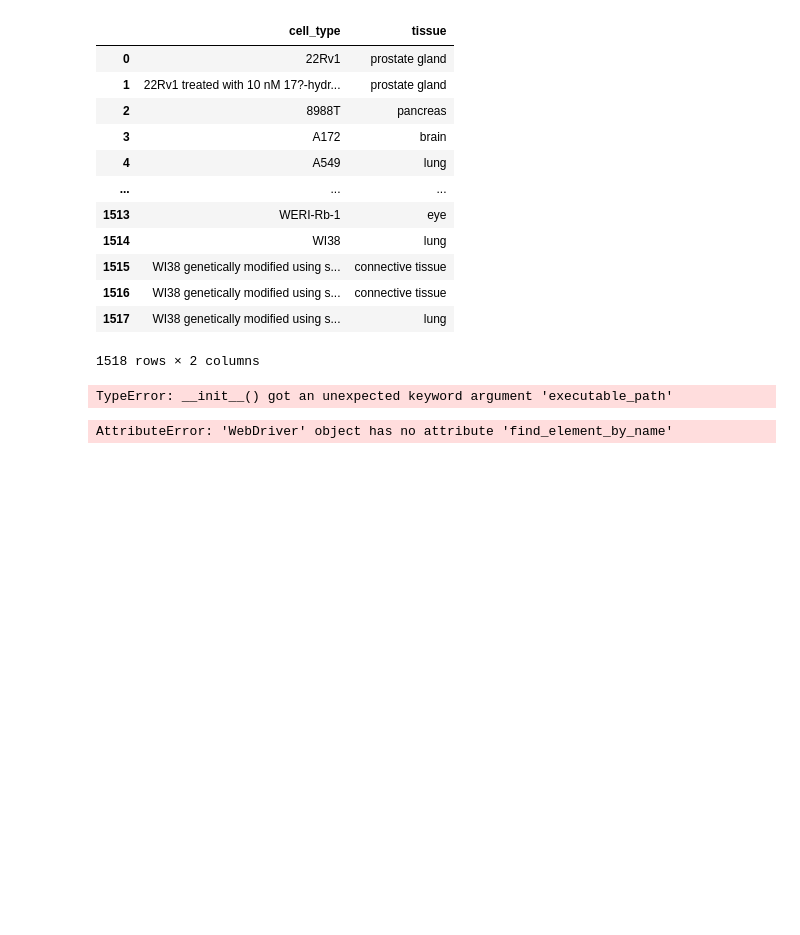
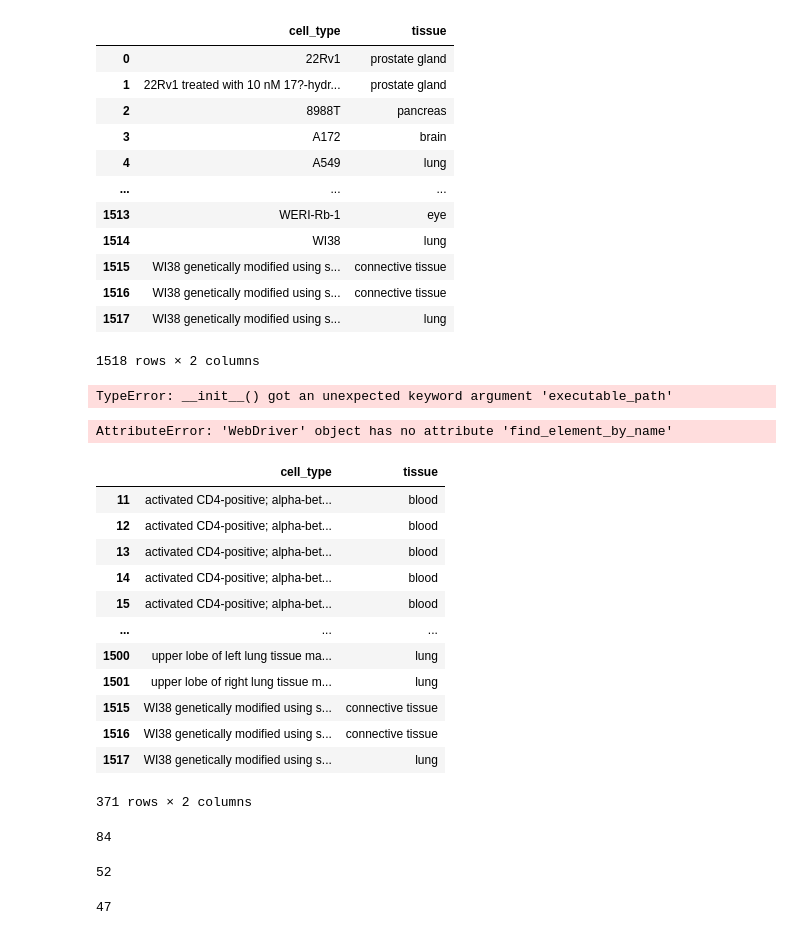
Before and after one commit to surya-vishnubhatt/sample-scraper, a Jupyter notebook: scraper.ipynb, the cells around one changed output. Cells and saved outputs as stored; diff of their text form; code cells hidden in the pictures; blank space fills up the shorter version.

```diff
--- a/scraper.ipynb
+++ b/scraper.ipynb
@@ -115,0 +186,53 @@ import pandas as pd
+# %%
+import pandas as pd
+
+# Define the list of strings to match
+# DND-41,
+strings_to_match = [
+    'HPB', 'P12', 'COG', 'MHH', 'MOLT', 'ALL', 'RCH', 'KARPAS', '380', 'PEER',
+    'RPMI', 'HAL', 'KASUMI', 'NALL', 'KOPN', 'SEM', 'MN', 'CCRF', '697', 'PF',
+    'DND', 'TMD5', '__POOL__', 'BE', 'A3', 'TANOUE', 'LC4', 'JURKAT', 'P30',
+    'REH', 'TALL'
+]
+
+# Ensure strings are lowercased for case-insensitive matching
+strings_to_match_lower = [s.lower() for s in strings_to_match]
+
+# Filter the DataFrame
+filtered_samples = all_samples[
+    all_samples['cell_type'].str.lower().apply(lambda x: any(s in x for s in strings_to_match_lower))
+]
+
+# Display the filtered rows
+filtered_samples
+# %% [output]
+|  | cell_type | tissue |
+| 11 | activated CD4-positive; alpha-bet... | blood |
+| 12 | activated CD4-positive; alpha-bet... | blood |
+| 13 | activated CD4-positive; alpha-bet... | blood |
+| 14 | activated CD4-positive; alpha-bet... | blood |
+| 15 | activated CD4-positive; alpha-bet... | blood |
+| ... | ... | ... |
+| 1500 | upper lobe of left lung tissue ma... | lung |
+| 1501 | upper lobe of right lung tissue m... | lung |
+| 1515 | WI38 genetically modified using s... | connective tissue |
+| 1516 | WI38 genetically modified using s... | connective tissue |
+| 1517 | WI38 genetically modified using s... | lung |
+371 rows × 2 columns
+# %%
+all_subset1 = [
+    'HPB', 'P12', 'COG', 'MHH', 'MOLT', 'ALL', 'RCH', 'KARPAS', '380', 'PEER',
+    'RPMI', 'HAL', 'KASUMI', 'NALL', 'KOPN', 'SEM', 'MN', 'CCRF', '697', 'PF',
+    'DND', 'TMD5', '__POOL__', 'BE', 'A3', 'TANOUE', 'LC4', 'JURKAT', 'P30',
+    'REH', 'TA
+# %% [output]
+84
+# %%
+len([
+    'DND-41',
+    'JURKAT',,,,
+
+]
+)
+# %% [output]
+52
@@ -115,0 +250,4 @@ import pandas as pd
+# %%
+len(cell_lines)
+# %% [output]
+47
```
Also changed, not shown: parts of 12 cells of this notebook.
